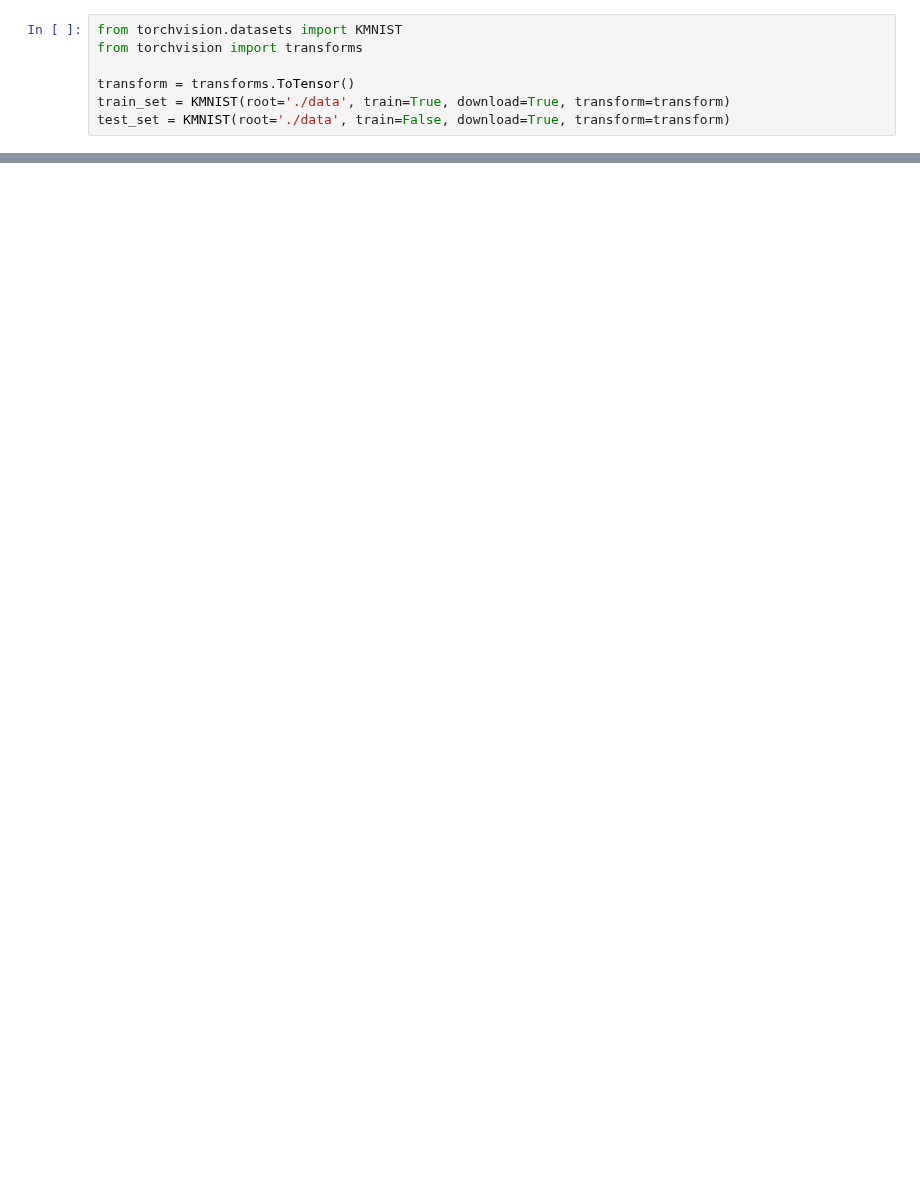
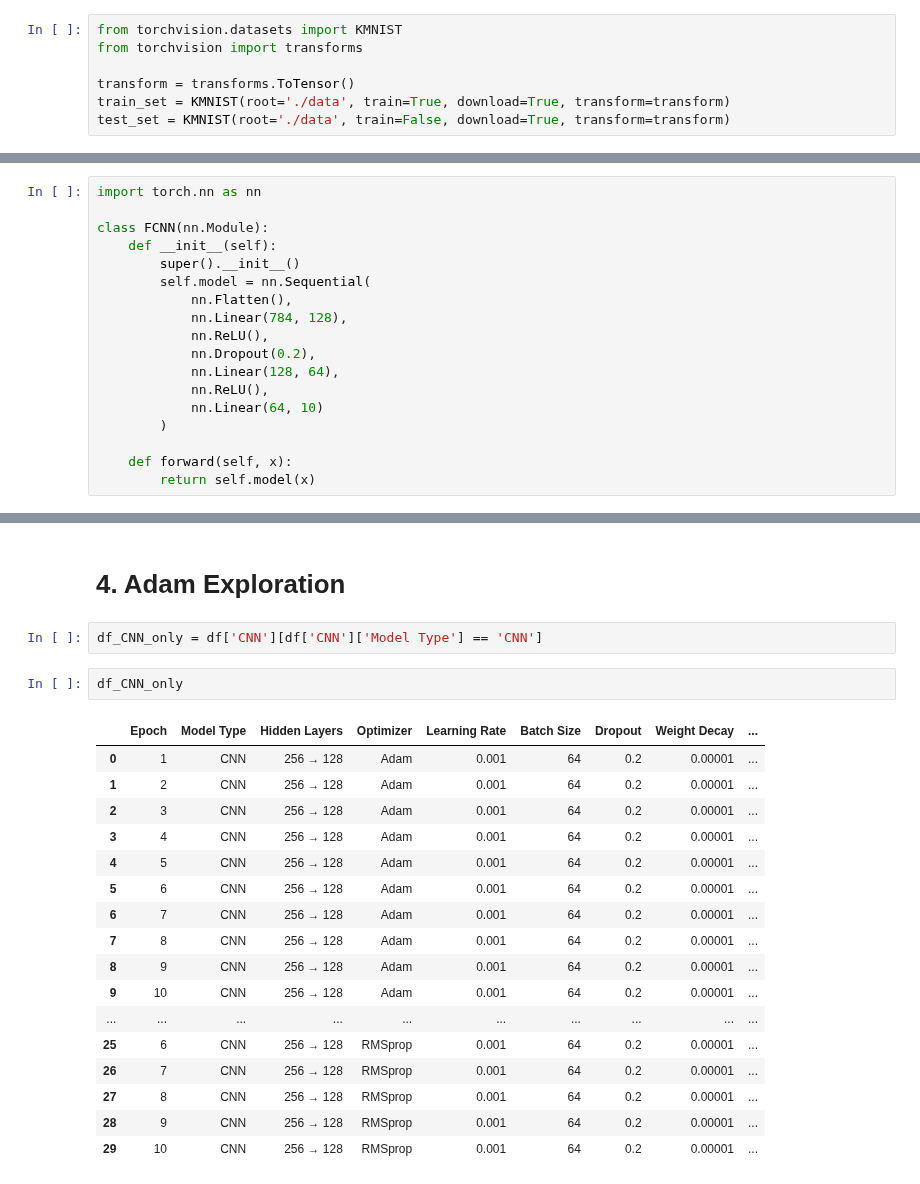
Before and after one commit to Magi-01/Repository, a Jupyter notebook: Machine_Learning/Challenge_3/challenge-three.ipynb, the cells around one changed output, grey strips where cells are left out. Saved outputs shown, nothing was run; the diff lists cells and outputs as text; blank space fills up the shorter version.

```diff
--- a/Machine_Learning/Challenge_3/challenge-three.ipynb
+++ b/Machine_Learning/Challenge_3/challenge-three.ipynb
@@ -458,0 +58,18 @@ Test Accuracy: 96.5157
+# %%
+import torch.nn as nn
+
+class FCNN(nn.Module):
+    def __init__(self):
+        super().__init__()
+        self.model = nn.Sequential(
+            nn.Flatten(),
+            nn.Linear(784, 128),
+            nn.ReLU(),
+            nn.Dropout(0.2),
+            nn.Linear(128, 64),
+            nn.ReLU(),
+            nn.Linear(64, 10)
+        )
+
+    def forward(self, x):
+        return self.model(x)
@@ -458,0 +279,24 @@ Test Accuracy: 96.5157
+# %% [markdown]
+# 4. Adam Exploration
+# %%
+df_CNN_only = df['CNN'][df['CNN']['Model Type'] == 'CNN']
+# %%
+df_CNN_only
+# %% [output]
+|  | Epoch | Model Type | Hidden Layers | Optimizer | Learning Rate | Batch Size | Dropout | Weight Decay | ... |
+| 0 | 1 | CNN | 256 → 128 | Adam | 0.001 | 64 | 0.2 | 0.00001 | ... |
+| 1 | 2 | CNN | 256 → 128 | Adam | 0.001 | 64 | 0.2 | 0.00001 | ... |
+| 2 | 3 | CNN | 256 → 128 | Adam | 0.001 | 64 | 0.2 | 0.00001 | ... |
+| 3 | 4 | CNN | 256 → 128 | Adam | 0.001 | 64 | 0.2 | 0.00001 | ... |
+| 4 | 5 | CNN | 256 → 128 | Adam | 0.001 | 64 | 0.2 | 0.00001 | ... |
+| 5 | 6 | CNN | 256 → 128 | Adam | 0.001 | 64 | 0.2 | 0.00001 | ... |
+| 6 | 7 | CNN | 256 → 128 | Adam | 0.001 | 64 | 0.2 | 0.00001 | ... |
+| 7 | 8 | CNN | 256 → 128 | Adam | 0.001 | 64 | 0.2 | 0.00001 | ... |
+| 8 | 9 | CNN | 256 → 128 | Adam | 0.001 | 64 | 0.2 | 0.00001 | ... |
+| 9 | 10 | CNN | 256 → 128 | Adam | 0.001 | 64 | 0.2 | 0.00001 | ... |
+| ... | ... | ... | ... | ... | ... | ... | ... | ... | ... |
+| 25 | 6 | CNN | 256 → 128 | RMSprop | 0.001 | 64 | 0.2 | 0.00001 | ... |
+| 26 | 7 | CNN | 256 → 128 | RMSprop | 0.001 | 64 | 0.2 | 0.00001 | ... |
+| 27 | 8 | CNN | 256 → 128 | RMSprop | 0.001 | 64 | 0.2 | 0.00001 | ... |
+| 28 | 9 | CNN | 256 → 128 | RMSprop | 0.001 | 64 | 0.2 | 0.00001 | ... |
+| 29 | 10 | CNN | 256 → 128 | RMSprop | 0.001 | 64 | 0.2 | 0.00001 | ... |
```
Also changed, not shown: parts of 48 cells of this notebook, 41 other files.
